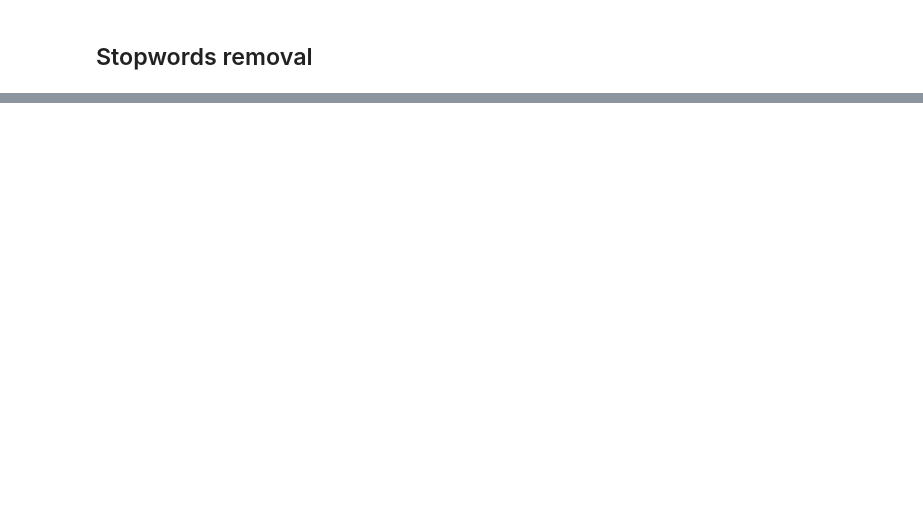
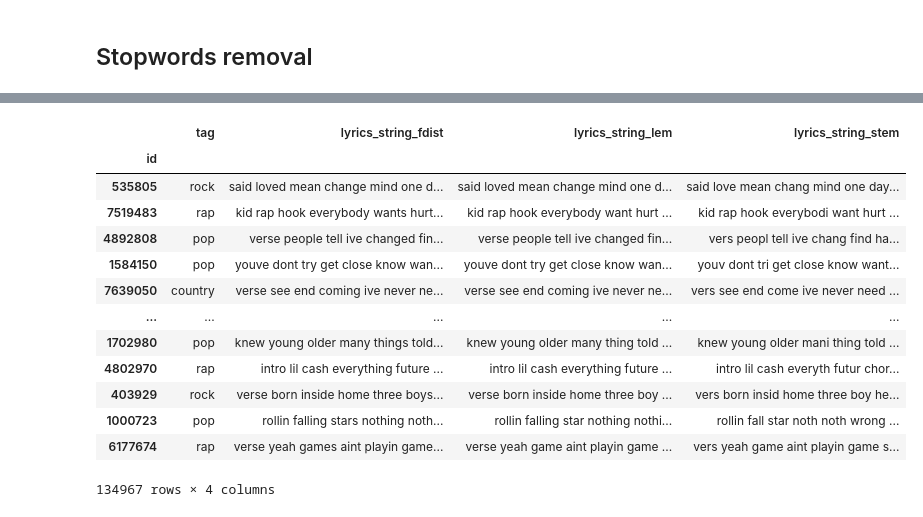
Before and after one commit to ARCadete21/Text-Mining-Project, a Jupyter notebook: eda.ipynb, the cells around one changed output, grey strips where cells are left out. Cells and saved outputs as stored; diff of their text form; code cells hidden in the pictures; blank space fills up the shorter version.

```diff
--- a/eda.ipynb
+++ b/eda.ipynb
@@ -1190,0 +364,25 @@ text_train
+# %%
+pstemmer = PorterStemmer()
+# %%
+lyrics['stemmed'] = lyrics['unlemmatized_unstemmed'].apply(lambda x: [pstemmer.stem(y) for y in x]) # Stem every word.
+# %%
+lyrics['lyrics_string_stem'] = lyrics['stemmed'].str.join(' ')
+# %%
+lyrics = lyrics.loc[:,['tag', 'lyrics_string_fdist', 'lyrics_string_lem', 'lyrics_string_stem']]
+# %%
+lyrics
+# %% [output]
+|  | tag | lyrics_string_fdist | lyrics_string_lem | lyrics_string_stem |
+| id |  |  |  |  |
+| 535805 | rock | said loved mean change mind one d... | said loved mean change mind one d... | said love mean chang mind one day... |
+| 7519483 | rap | kid rap hook everybody wants hurt... | kid rap hook everybody want hurt ... | kid rap hook everybodi want hurt ... |
+| 4892808 | pop | verse people tell ive changed fin... | verse people tell ive changed fin... | vers peopl tell ive chang find ha... |
+| 1584150 | pop | youve dont try get close know wan... | youve dont try get close know wan... | youv dont tri get close know want... |
+| 7639050 | country | verse see end coming ive never ne... | verse see end coming ive never ne... | vers see end come ive never need ... |
+| ... | ... | ... | ... | ... |
+| 1702980 | pop | knew young older many things told... | knew young older many thing told ... | knew young older mani thing told ... |
+| 4802970 | rap | intro lil cash everything future ... | intro lil cash everything future ... | intro lil cash everyth futur chor... |
+| 403929 | rock | verse born inside home three boys... | verse born inside home three boy ... | vers born insid home three boy he... |
+| 1000723 | pop | rollin falling stars nothing noth... | rollin falling star nothing nothi... | rollin fall star noth noth wrong ... |
+| 6177674 | rap | verse yeah games aint playin game... | verse yeah game aint playin game ... | vers yeah game aint playin game s... |
+134967 rows × 4 columns
```
Also changed, not shown: parts of 98 cells of this notebook.
